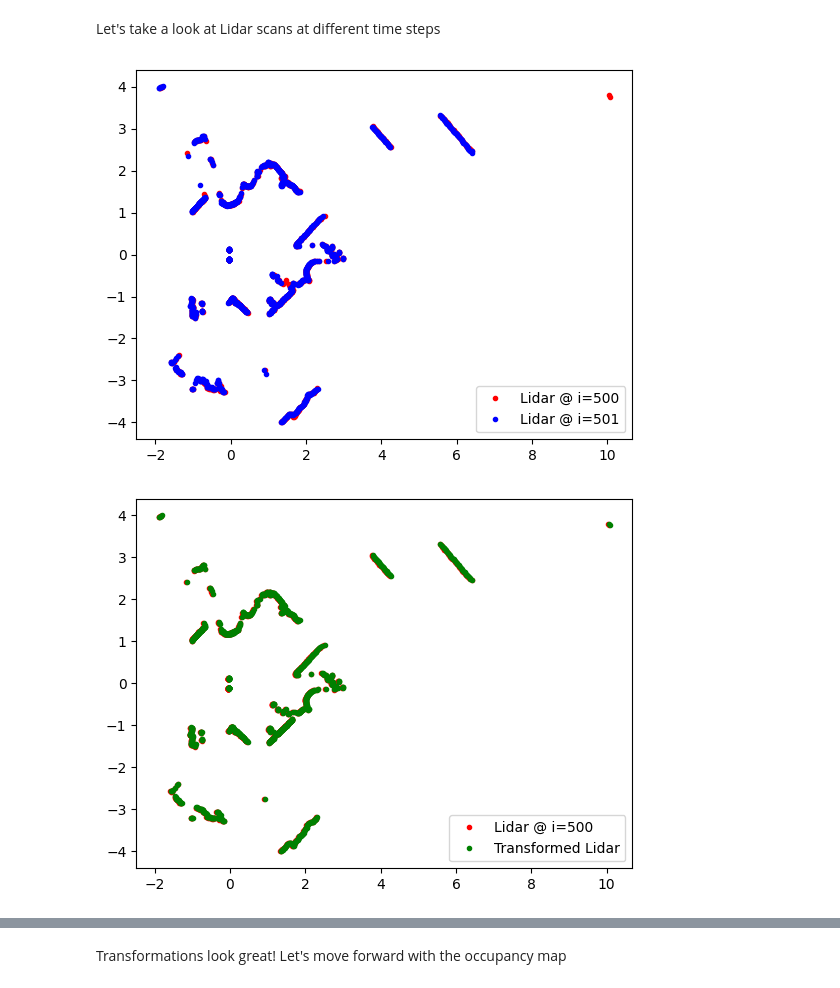
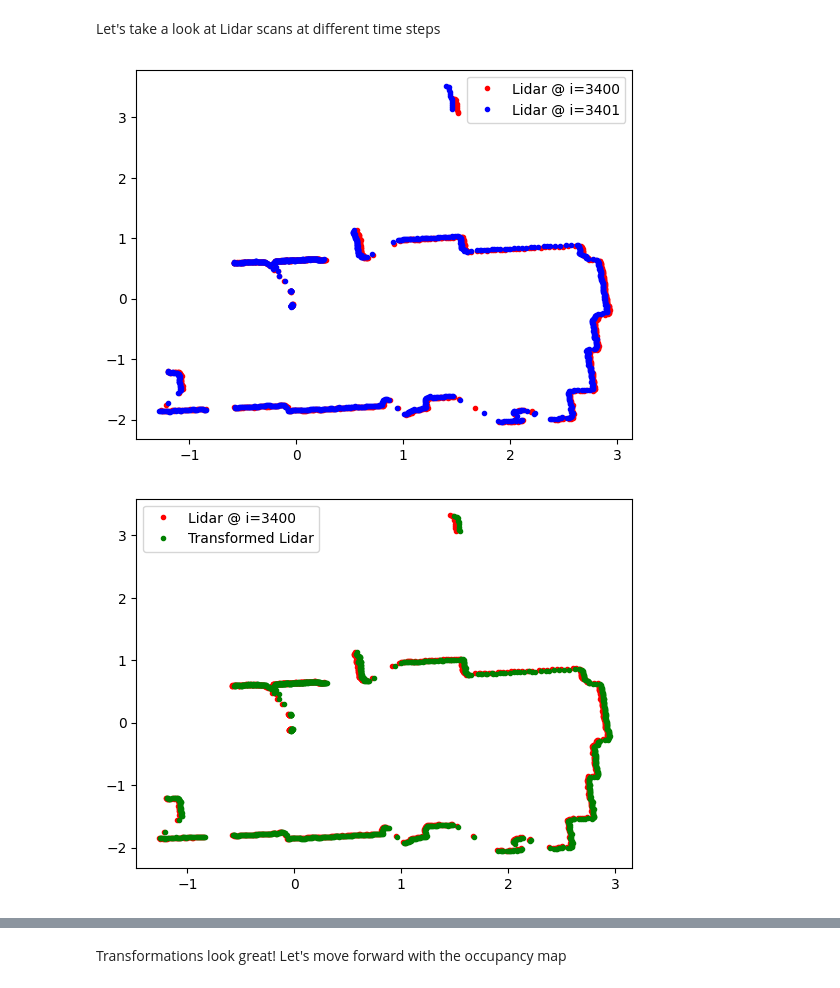
Before and after one commit to pedramaghazadeh/ECE276a, a Jupyter notebook: Project2/code/part3.ipynb, the cells around one changed output, grey strips where cells are left out. Drawn from its saved outputs; the diff is of its cells as text; code cells hidden in the pictures.

```diff
--- a/Project2/code/part3.ipynb
+++ b/Project2/code/part3.ipynb
@@ -145,24 +148,24 @@ print(len(pc))
 Let's take a look at Lidar scans at different time steps
 # %%
 current_pose = np.eye(4)
-for i in range(500, 700, 100):
+for i in range(3400, 3700, 100):
     plt.plot(pc[i][:, 0], pc[i][:, 1], 'r.')
     plt.plot(pc[i + 1][:, 0], pc[i + 1][:, 1], 'b.')
     plt.legend([f"Lidar @ i={i}", f"Lidar @ i={i + 1}"])
     plt.show()
     current_pc = pc[i]
     current_pose = np.linalg.inv(poses[i - 1]) @ poses[i] # Poses are accumulated from the first frame
 
     current_pc = current_pc.T
     # Adding the 1s for the homogeneous coordinates
     current_pc = np.vstack([current_pc, np.ones_like(current_pc[0])])
     # Transforming the point cloud to the world frame
     current_pc = current_pose @ current_pc
     current_pc = current_pc[:3]
     plt.plot(pc[i][:, 0], pc[i][:, 1], 'r.')
     plt.plot(current_pc[0], current_pc[1], 'g.')
     plt.legend([f"Lidar @ i={i}", "Transformed Lidar"])
     plt.show()
 # %% [output]
-[figure, old version]
+[figure, new version]
-[figure, old version]
+[figure, new version]
```
Also changed, not shown: parts of 9 cells of this notebook, 3 other files.
